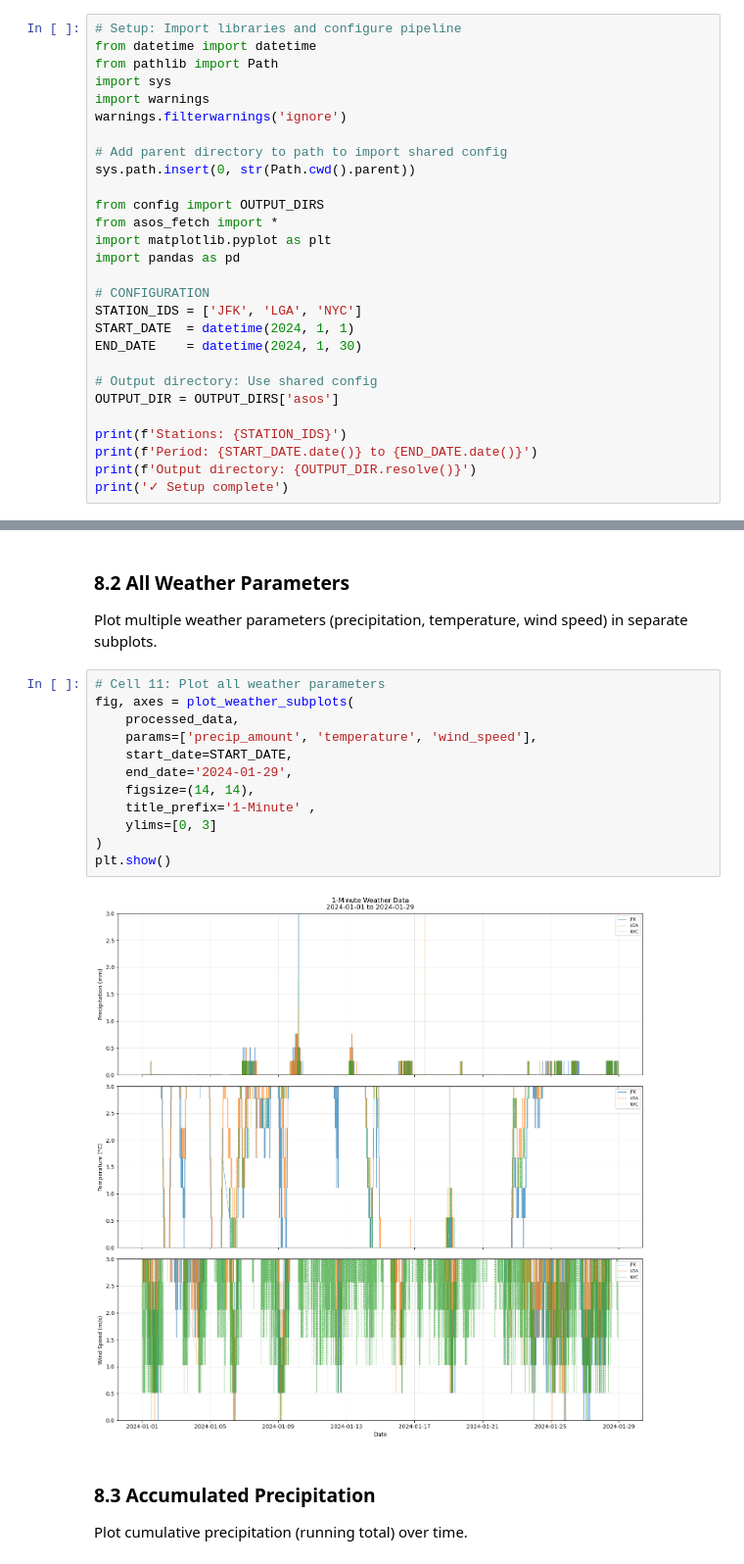
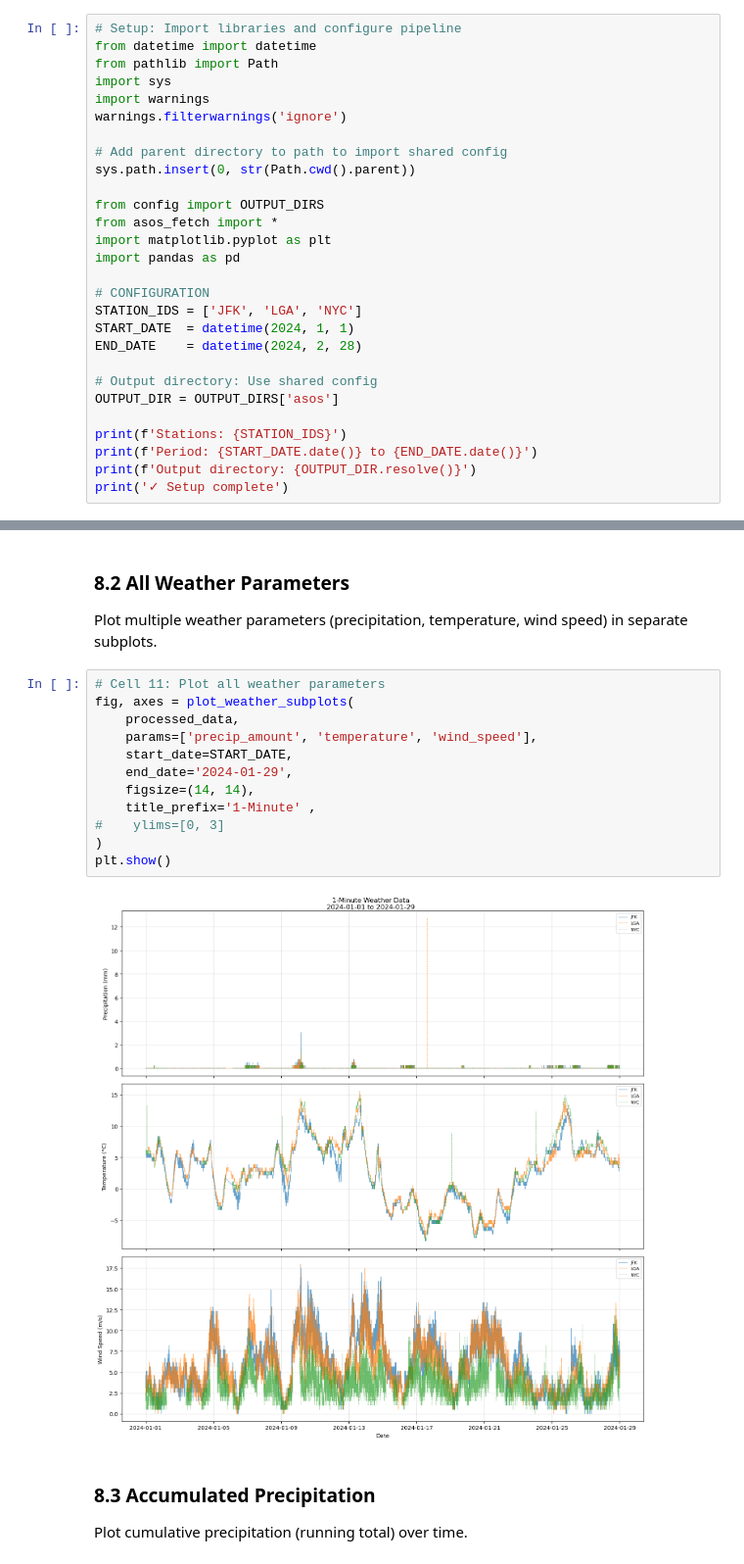
Before and after one commit to drorjac/OpenMesh, a Jupyter notebook: src/fetch_data/noaa_asos/asos_pipeline.ipynb, the cells around one changed output, grey strips where cells are left out. Shown at 98% size. Drawn from its saved outputs; the diff is of its cells as text.

```diff
--- a/src/fetch_data/noaa_asos/asos_pipeline.ipynb
+++ b/src/fetch_data/noaa_asos/asos_pipeline.ipynb
@@ -45,7 +45,7 @@ import pandas as pd
 # CONFIGURATION
 STATION_IDS = ['JFK', 'LGA', 'NYC']
 START_DATE  = datetime(2024, 1, 1)
-END_DATE    = datetime(2024, 1, 30)
+END_DATE    = datetime(2024, 2, 28)
 
 # Output directory: Use shared config
 OUTPUT_DIR = OUTPUT_DIRS['asos']
@@ -374,17 +373,17 @@ Plot multiple weather parameters (precipitation, temperature, wind speed) in sep
 # %%
 # Cell 11: Plot all weather parameters
 fig, axes = plot_weather_subplots(
     processed_data,
     params=['precip_amount', 'temperature', 'wind_speed'],
     start_date=START_DATE,
     end_date='2024-01-29',
     figsize=(14, 14),
     title_prefix='1-Minute' ,
-    ylims=[0, 3]
+#    ylims=[0, 3]
 )
 plt.show()
 # %% [output]
-[figure, old version]
+[figure, new version]
 # %% [markdown]
 ### 8.3 Accumulated Precipitation
 
```
Also changed, not shown: parts of 13 cells of this notebook, 12 other files.
